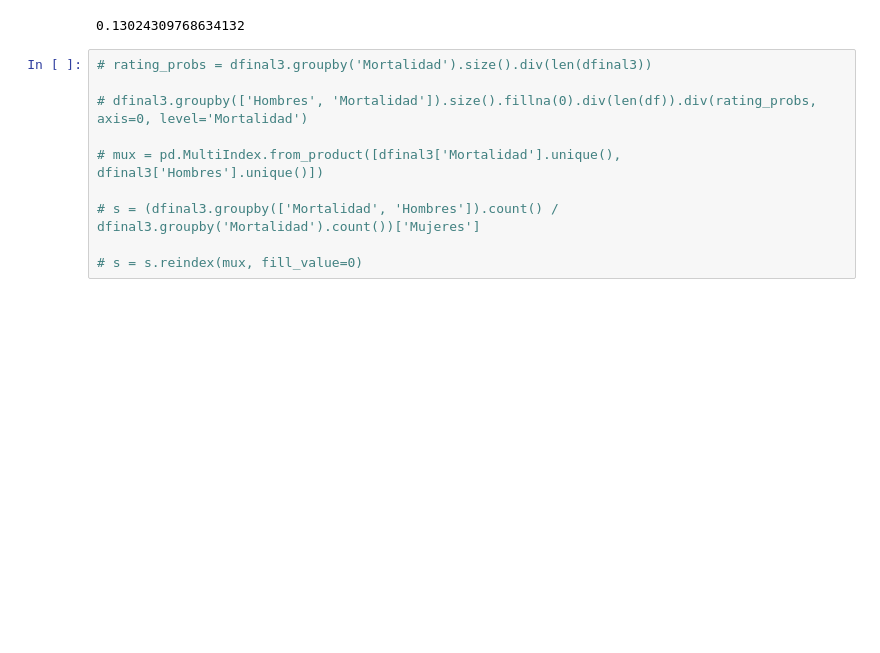
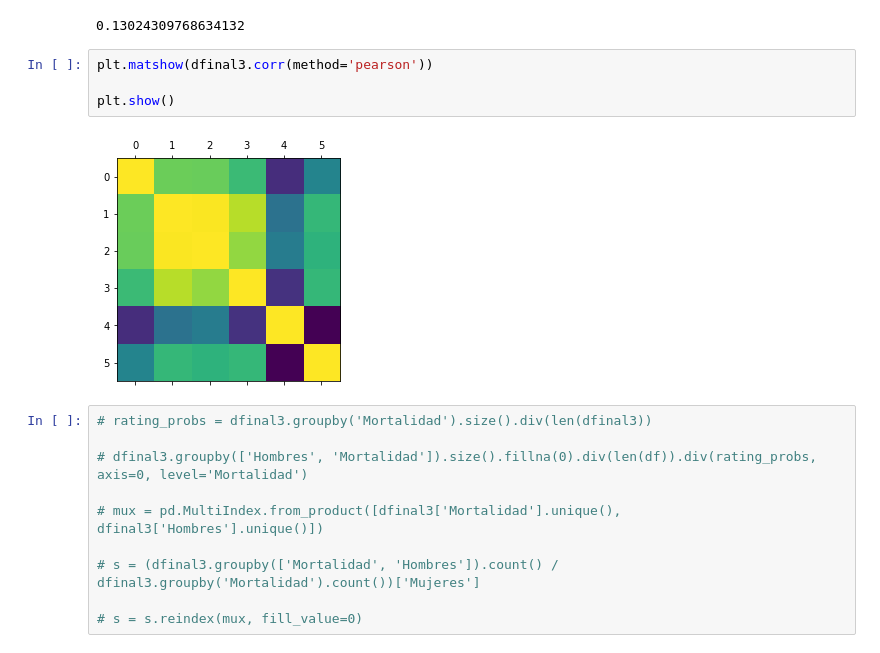
Before and after one commit to Alejorro/Analysis-dataset-Shark-attacks, a Jupyter notebook: Analysis_Dataset_Shark_Attacks.ipynb, the cells around one changed output. Saved outputs shown, nothing was run; the diff lists cells and outputs as text; blank space fills up the shorter version.

```diff
--- a/Analysis_Dataset_Shark_Attacks.ipynb
+++ b/Analysis_Dataset_Shark_Attacks.ipynb
@@ -260,6 +258,12 @@ dfinal3['Mujeres'].corr(dfinal2['Mortalidad'])
 dfinal3['Mortalidad'].corr(dfinal2['Título'])
 # %% [output]
 0.13024309768634132
+# %%
+plt.matshow(dfinal3.corr(method='pearson'))
+
+plt.show()
+# %% [output]
+[figure, added]
 # %%
 # rating_probs = dfinal3.groupby('Mortalidad').size().div(len(dfinal3))
 
```
Also changed, not shown: parts of 12 cells of this notebook.
